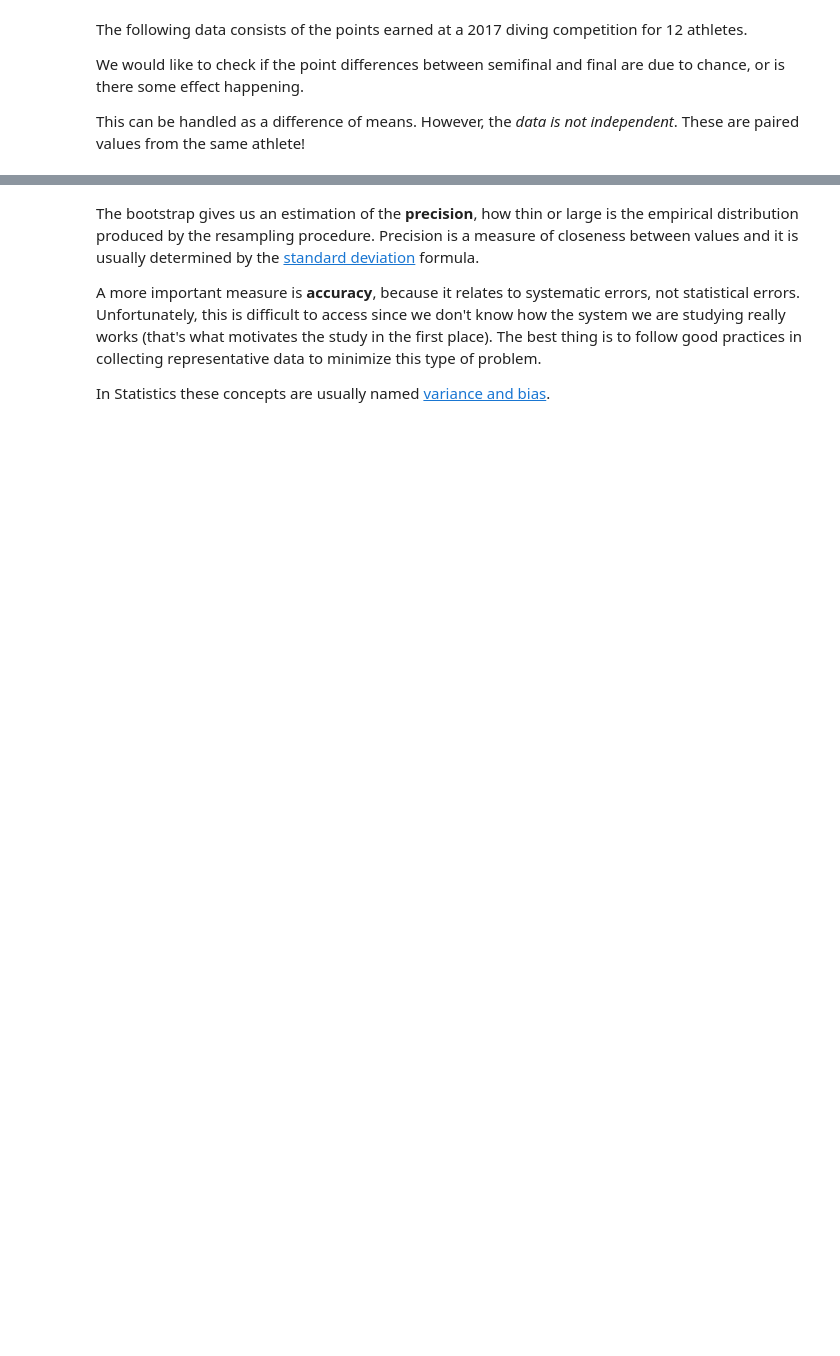
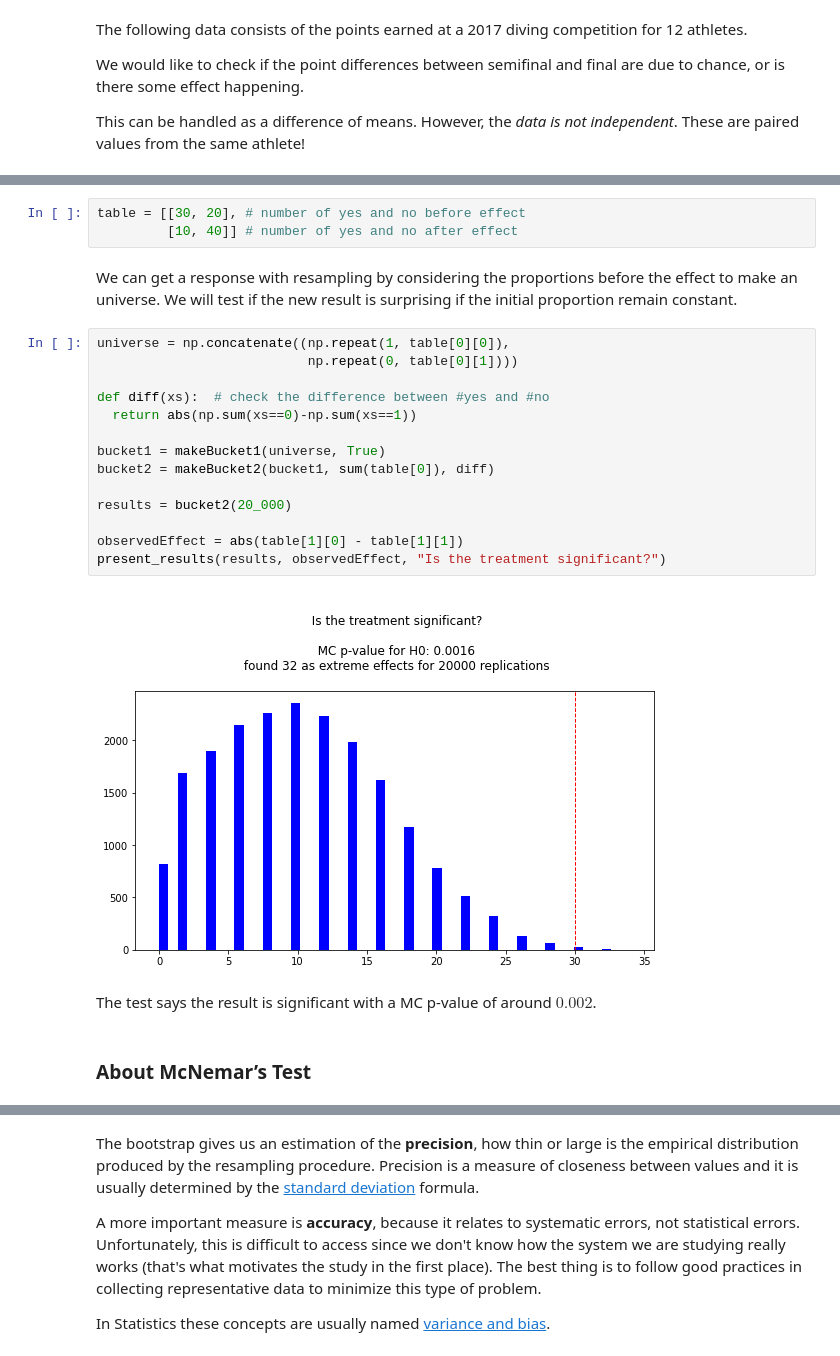
Before and after one commit to jpneto/topicsInPython, a Jupyter notebook: notebooks/Resampling.ipynb, the cells around one changed output, grey strips where cells are left out. Drawn from its saved outputs; the diff is of its cells as text; blank space fills up the shorter version.

```diff
--- a/notebooks/Resampling.ipynb
+++ b/notebooks/Resampling.ipynb
@@ -462,0 +511,25 @@ So chance alone could account for the point differences between final and semifi
+# %%
+table = [[30, 20], # number of yes and no before effect
+         [10, 40]] # number of yes and no after effect
+# %% [markdown]
+We can get a response with resampling by considering the proportions before the effect to make an universe. We will test if the new result is surprising if the initial proportion remain constant.
+# %%
+universe = np.concatenate((np.repeat(1, table[0][0]),
+                           np.repeat(0, table[0][1])))
+
+def diff(xs):  # check the difference between #yes and #no
+  return abs(np.sum(xs==0)-np.sum(xs==1))
+
+bucket1 = makeBucket1(universe, True)
+bucket2 = makeBucket2(bucket1, sum(table[0]), diff)
+
+results = bucket2(20_000)
+
+observedEffect = abs(table[1][0] - table[1][1])
+present_results(results, observedEffect, "Is the treatment significant?")
+# %% [output]
+[figure, added]
+# %% [markdown]
+The test says the result is significant with a MC p-value of around $0.002$.
+# %% [markdown]
+### About McNemar’s Test
```
Also changed, not shown: parts of 61 cells of this notebook.
